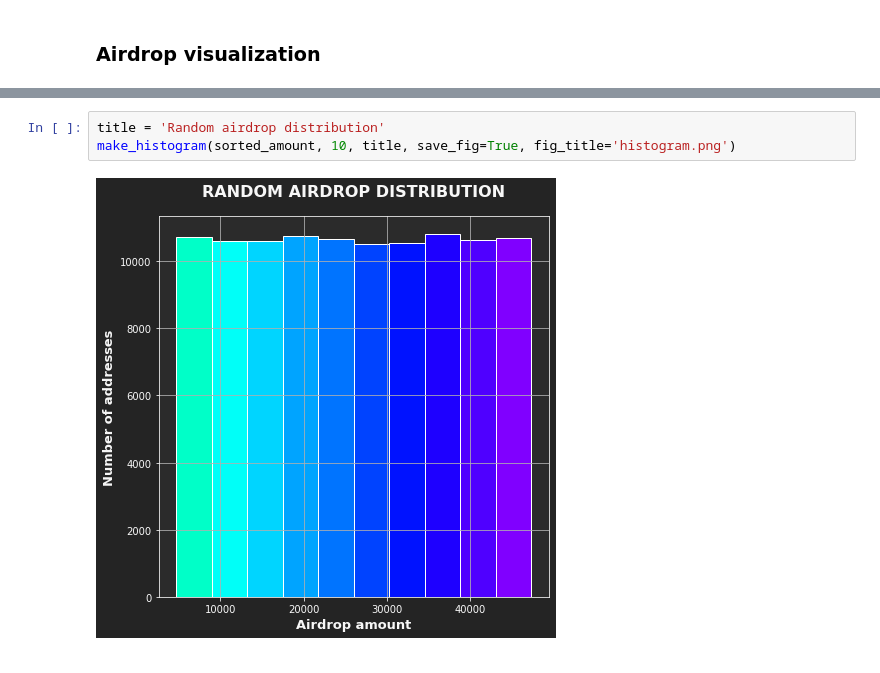
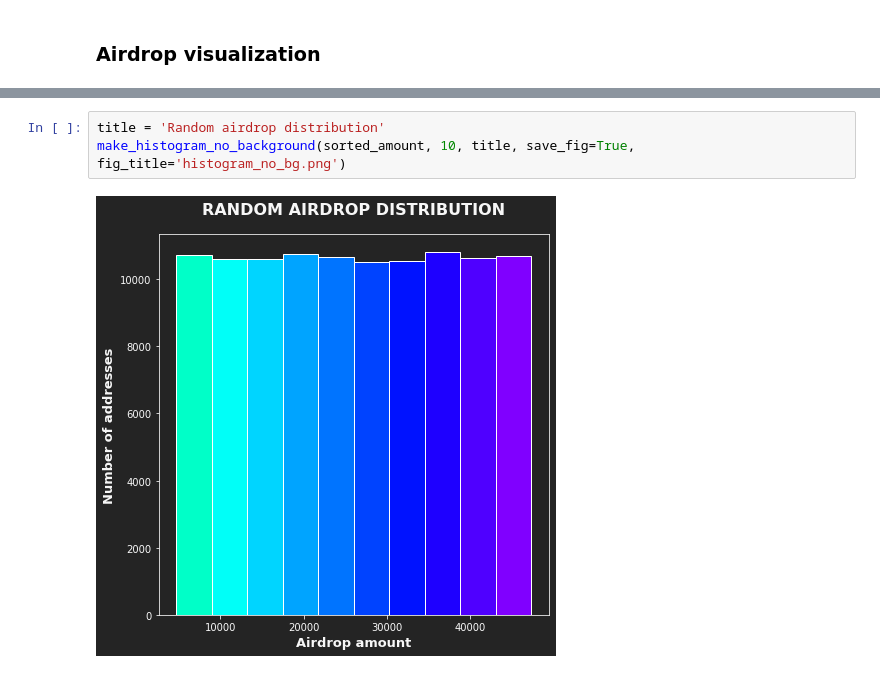
Before and after one commit to cosmos-arcade/airdrop-helper, a Jupyter notebook: simulation.ipynb, the cells around one changed output, grey strips where cells are left out. Cells and saved outputs as stored; diff of their text form.

Commit message:
Added histogram no bg plots

```diff
--- a/simulation.ipynb
+++ b/simulation.ipynb
@@ -137,5 +137,5 @@ make_plot(data, title, save_fig=True, fig_title='allocations.png')
 # %%
 title = 'Random airdrop distribution'
-make_histogram(sorted_amount, 10, title, save_fig=True, fig_title='histogram.png')
+make_histogram_no_background(sorted_amount, 10, title, save_fig=True, fig_title='histogram_no_bg.png')
 # %% [output]
-[figure, old version]
+[figure, new version]
```
Also changed, not shown: parts of 2 cells of this notebook, 4 other files.
